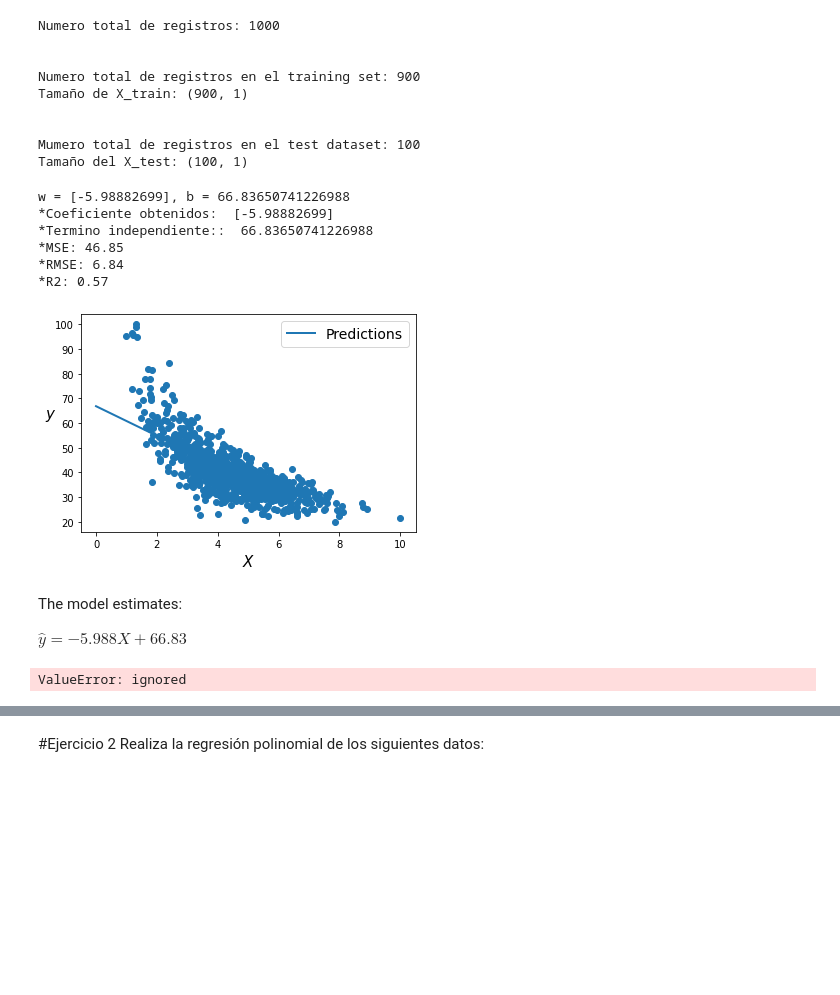
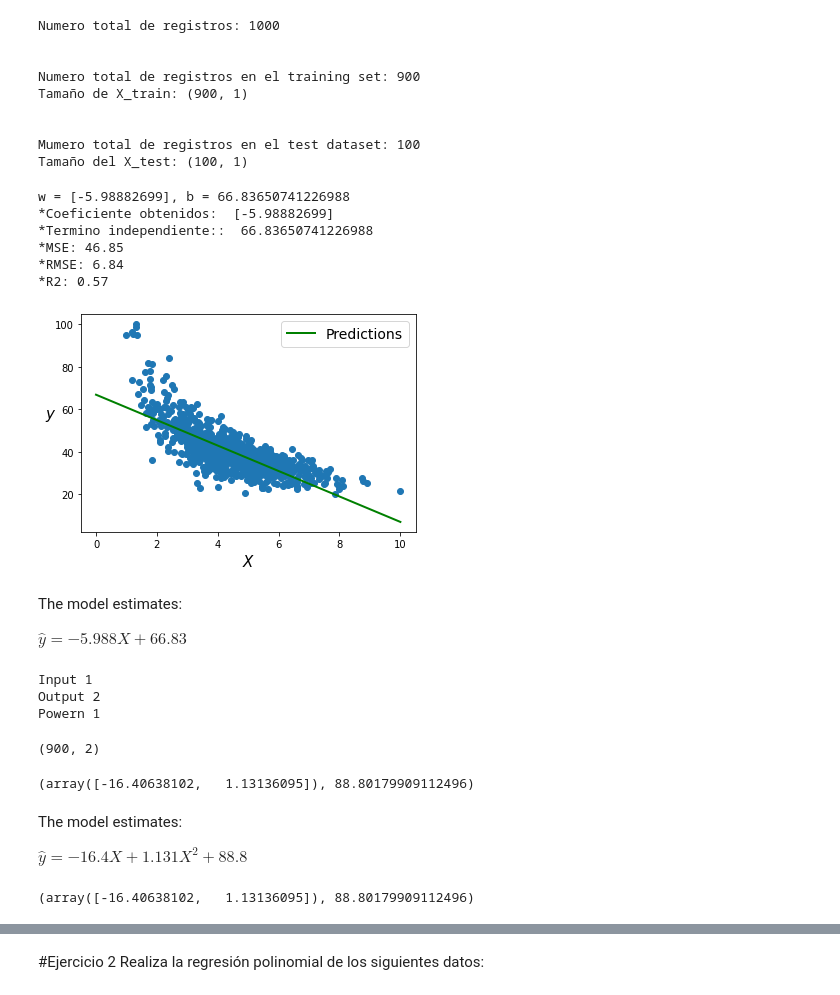
Before and after one commit to PosgradoMNA/Atividades-de-aprendizaje-SamaraGarcia, a Jupyter notebook: Assigment07_Regresion_lineal_polinomial.ipynb, the cells around one changed output, grey strips where cells are left out. Saved outputs shown, nothing was run; the diff lists cells and outputs as text; code cells hidden in the pictures; blank space fills up the shorter version.

```diff
--- a/Assigment07_Regresion_lineal_polinomial.ipynb
+++ b/Assigment07_Regresion_lineal_polinomial.ipynb
@@ -109,36 +110,36 @@ regr.fit(X_train, y_train)
 # Hacemos las predicciones que en definitiva una línea (en este caso, al ser 2D)
 y_pred = regr.predict(X_train)
 
 #Modelo generado
 print('w = ' + str(regr.coef_) + ', b = ' + str(regr.intercept_))
 # Veamos los coeficienetes obtenidos, En nuestro caso, serán la Tangente
 print('*Coeficiente obtenidos: ', regr.coef_)
 # Este es el valor donde corta el eje Y (en X=0)
 print('*Termino independiente:: ', regr.intercept_)
 # Error Cuadrado Medio
 print("*MSE: %.2f" % mean_squared_error(y_train, y_pred))
 # La raíz cuadrada del MSE es el RMSE
 rmse = np.sqrt(mean_squared_error(y_train, y_pred))
 print("*RMSE: %.2f" %rmse)
 # Puntaje de Varianza. El mejor puntaje es un 1.0
 print('*R2: %.2f' % r2_score(y_train, y_pred))
 #Gráfica
-X_fit = np.linspace(0, 2, 100)
+X_fit = np.linspace(0, 10, 100)
 y_fit = regr.predict(X_fit[:, np.newaxis])
 
 plt.scatter(X, y)
-plt.plot(X_fit, y_fit, linewidth=2, label="Predictions")
+plt.plot(X_fit, y_fit, "g-",linewidth=2, label="Predictions")
 plt.xlabel("$X$", fontsize=15)
 plt.ylabel("$y$", rotation=0, fontsize=15)
 plt.legend(loc="best", fontsize=14);
 # %% [output]
 w = [-5.98882699], b = 66.83650741226988
 *Coeficiente obtenidos:  [-5.98882699]
 *Termino independiente::  66.83650741226988
 *MSE: 46.85
 *RMSE: 6.84
 *R2: 0.57
-[figure, old version]
+[figure, new version]
 # %% [markdown]
 The model estimates:
 
@@ -146,29 +147,33 @@ $\hat{y} = -5.988X + 66.83$
 # %%
 #3.-Realiza la  regresión polinomial completa, tu modelo generado , su visualización, sus errores y r cuadrada.
 from sklearn.preprocessing import PolynomialFeatures
-# Generate non-linear data e.g. quadratic equation
-m = 100
-X2 = regr.coef_ * np.random.rand(m, 1) - 3
-y2 = regr.intercept_ * X**2 + X + 2 + np.random.randn(m, 1)
-#Gráfica
-plt.plot(X2, y2, "g.")
-plt.xlabel("$x_1$", fontsize=18)
-plt.ylabel("$y$", rotation=0, fontsize=18)
-plt.axis([-3, 3, 0, 10]);
-
 #Using polinomial features
 poly_features = PolynomialFeatures(degree=2, include_bias=False)
-X_poly = poly_features.fit_transform(X)
+X_poly = poly_features.fit_transform(X_train)
+
+print("Input", poly_features.n_input_features_)
+print("Output", poly_features.n_output_features_)
+print("Powern", poly_features.n_input_features_)
+
+X_poly.shape
 # %% [output]
-ValueError: ignored
+Input 1
+Output 2
+Powern 1
+(900, 2)
+# %%
+regresion_lineal_poli = LinearRegression(fit_intercept=True)
+regresion_lineal_poli.fit(X_poly,y_train)
+regresion_lineal_poli.coef_,regresion_lineal_poli.intercept_
+# %% [output]
+(array([-16.40638102,   1.13136095]), 88.80179909112496)
+# %% [markdown]
+The model estimates:
+
+$\hat{y} =  -16.4X +1.131X^2 + 88.8$
 # %%
-#Poly
-print(X[0])
-print(X[0]*X[0])
-
-X_poly[0]
-
-#Fitting the model
-lin_reg = linear_model.LinearRegression(fit_intercept=True)
-lin_reg.fit(X_poly, y)
+lin_reg = LinearRegression(fit_intercept=True)
+lin_reg.fit(X_poly, y_train)
 lin_reg.coef_, lin_reg.intercept_
+# %% [output]
+(array([-16.40638102,   1.13136095]), 88.80179909112496)
```
Also changed, not shown: parts of 14 cells of this notebook.
